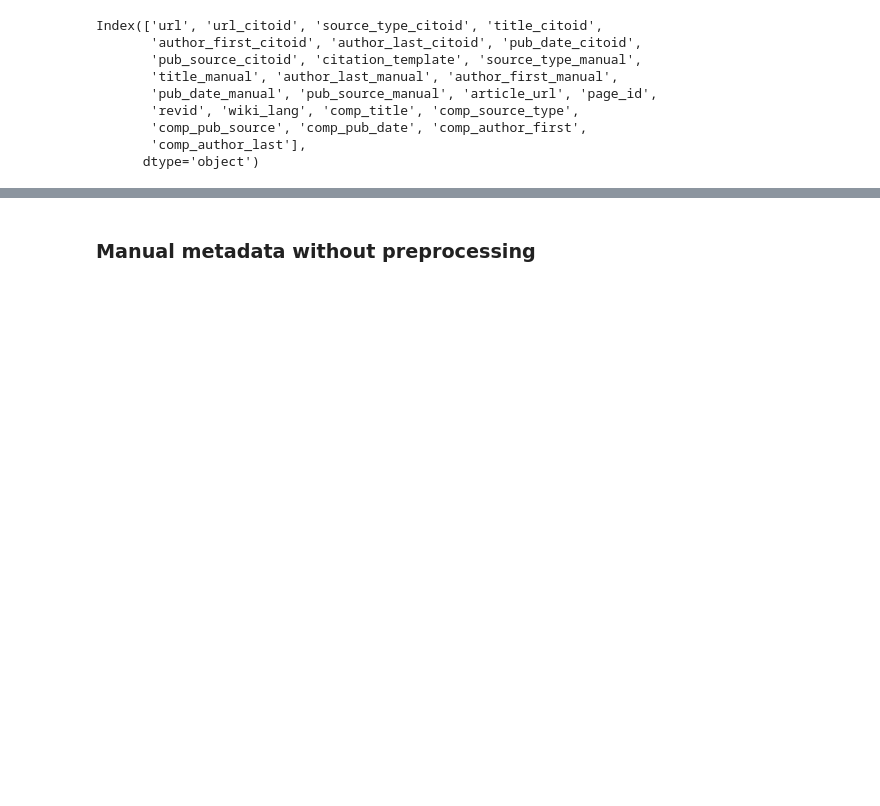
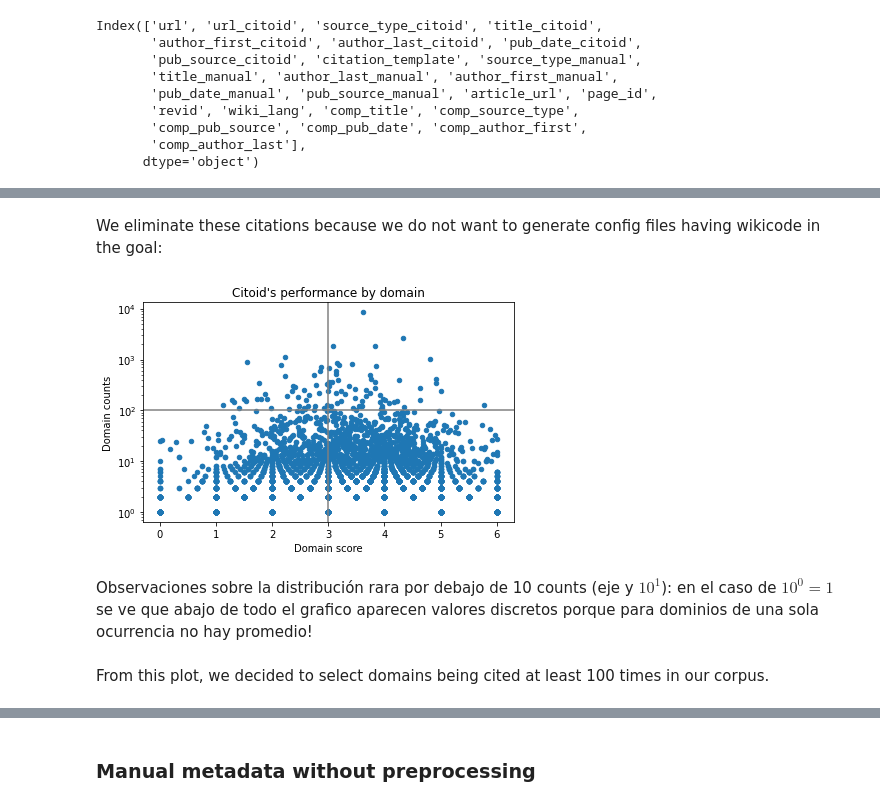
Before and after one commit to hdlabconicet/Web2Cit-research, a Jupyter notebook: create-config-files.ipynb, the cells around one changed output, grey strips where cells are left out. Cells and saved outputs as stored; diff of their text form; code cells hidden in the pictures; blank space fills up the shorter version.

```diff
--- a/create-config-files.ipynb
+++ b/create-config-files.ipynb
@@ -189,3 +219,36 @@ To be elegible for generating a confinguration file, a citation must:
+# %% [markdown]
+We eliminate these citations because we do not want to generate config files having wikicode in the goal:
+# %%
+data_with_wikicode = [34454, 37306, 52070, 62452, 67658]
+citoid_eval = citoid_eval.drop(data_with_wikicode)
+# %%
+## plot data
+## low score high popularity
+
+plot_data_full = citoid_eval[["domain", "domain_score", "domain_counts"]].copy().drop_duplicates()
+plot_data = plot_data_full
+#plot_data = plot_data.drop(1) # exclude books.google.com
+#plot_data = plot_data.drop(6) # exclude www.nytimes.com
+
+ax = plot_data.plot.scatter(x="domain_score", y="domain_counts")
+ax.axhline(100, color='grey', linestyle='-')
+ax.axvline(3, color='grey', linestyle='-')
+
+ax.set_title("Citoid's performance by domain")
+ax.set_ylabel("Domain counts")
+ax.set_xlabel("Domain score")
+
+ax.set_yscale("log")
+
+plt.savefig("plots/low_score_high_popularity_domains.png")
+plt.tight_layout()
+plt.show()
+# %% [output]
+[figure, added]
+# %% [markdown]
+Observaciones sobre la distribución rara por debajo de 10 counts (eje y $10^{1}$): en el caso de $10^{0} = 1$ se ve que abajo de todo el grafico aparecen valores discretos porque para dominios de una sola ocurrencia no hay promedio!
+# %% [markdown]
+From this plot, we decided to select domains being cited at least 100 times in our corpus.
 # %%
 ## filter by required metadata
 required_fields = ['author_first_manual', 'author_last_manual', 'title_manual', 'pub_date_manual']
```
Also changed, not shown: parts of 48 cells of this notebook, 43 other files.
